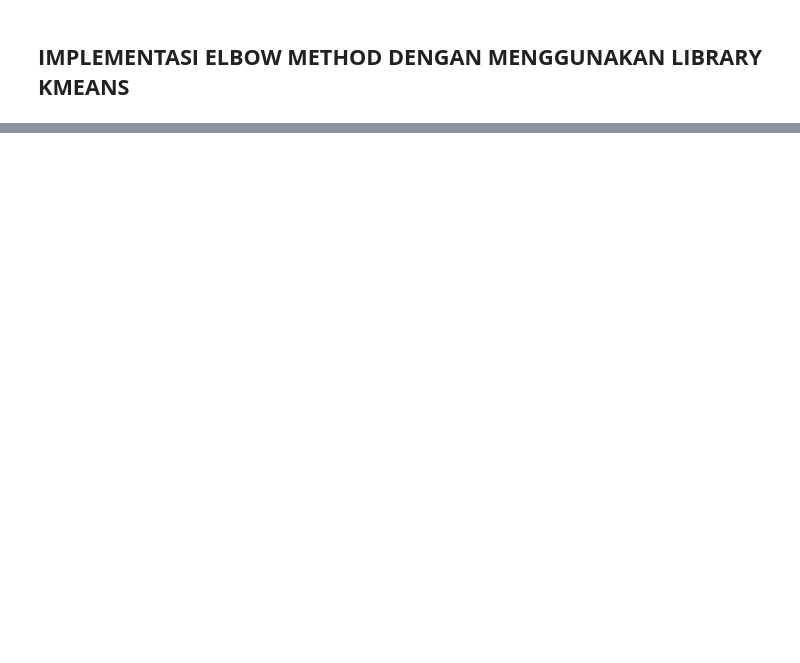
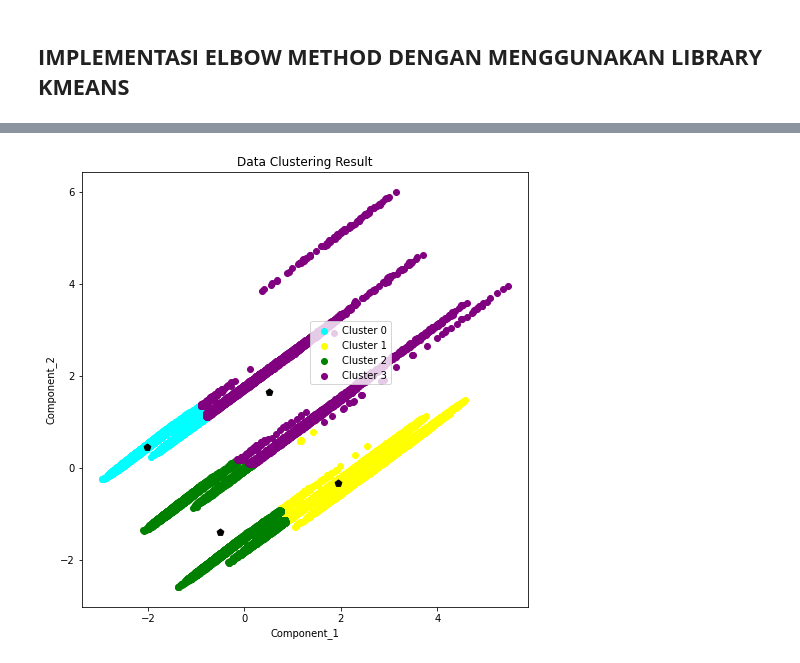
Before and after one commit to Tsukinami20/Clustering_Tubes, a Jupyter notebook: Clustering_Kmeans_PCA.ipynb, the cells around one changed output, grey strips where cells are left out. Drawn from its saved outputs; the diff is of its cells as text; code cells hidden in the pictures; blank space fills up the shorter version.

```diff
--- a/Clustering_Kmeans_PCA.ipynb
+++ b/Clustering_Kmeans_PCA.ipynb
@@ -184,0 +192,10 @@ plt.show()
+# %%
+# Merubah DataFrame Menjadi Numpy Array
+data = df_train.to_numpy()
+
+max_iterasion = 100
+k = 4
+# Memanggil Fungsi kmeans Yang Akan Mengembalikan Nilai Centroid Dan Cluster
+centroid, cluster,wcss = kmeans(k, data, max_iterasion)
+print(f'Centroid Cluster {k}=\n{centroid}\n')
+#memasukan nilai wcss sebelumnya kedalam array
@@ -184,0 +205,9 @@ plt.show()
+# %%
+# Convert to dataframe
+df_akhir = []
+for key in cluster.keys():
+    for c in cluster.get(key):
+        df_akhir.append((c[0], c[1], key))
+df_akhir = pd.DataFrame(df_akhir)
+df_akhir.columns = ['Component_1','Component_2','Cluster']
+df_akhir
@@ -184,0 +228,20 @@ plt.show()
+# %%
+#visualisasi data yang dugasukjab
+plt.figure(figsize=(8,8))
+color = ['Cyan','Yellow','Green','Purple','Blue','Red','darkviolet','turquoise','darkorange','lightgreen']
+plt.title('Data Clustering Result')
+for j in range(k):
+    #visalisasi cluster component_1 dan component_2
+    plt.scatter(
+        df_akhir['Component_1'][df_akhir['Cluster']==j],
+        df_akhir['Component_2'][df_akhir['Cluster']==j],
+        c=color[j],label=f'Cluster {j}'
+    )
+    #Memvisualisasikan letak centroid
+    plt.scatter(centroid[j][0], centroid[j][1], color='k', marker='p',s=50)
+plt.legend(loc = 'best',bbox_to_anchor=(0.5, 0.5))
+plt.xlabel("Component_1")
+plt.ylabel("Component_2")
+plt.show()
+# %% [output]
+[figure, added]
```
Also changed, not shown: parts of 10 cells of this notebook, 17 other files.
